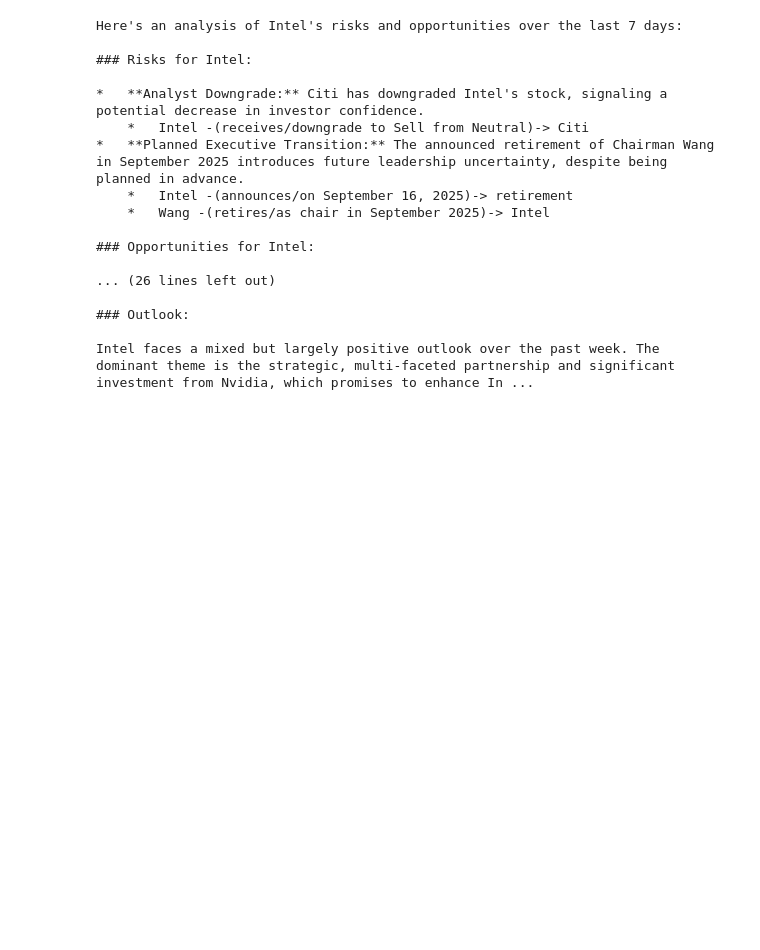
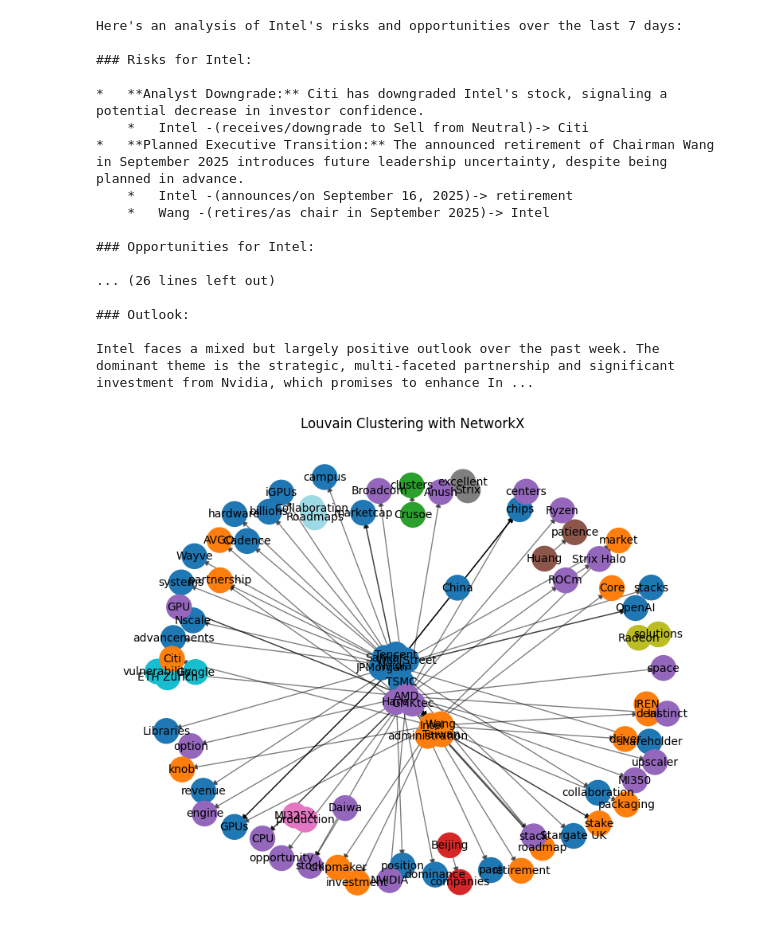
Before and after one commit to VeerapatSintupong123/HCI-Summarize_agent, a Jupyter notebook: graph_news/graph_analysis.ipynb, the cells around one changed output. Saved outputs shown, nothing was run; the diff lists cells and outputs as text; code cells hidden in the pictures; blank space fills up the shorter version.

```diff
--- a/graph_news/graph_analysis.ipynb
+++ b/graph_news/graph_analysis.ipynb
@@ -177,3 +177,26 @@ for chipmaker in data:
                 date=date,
                 chipmaker=chipmaker
             )
+# %%
+import matplotlib.pyplot as plt
+
+communities = nx.community.louvain_communities(G, seed=123)
+
+community_map = {}
+for i, comm in enumerate(communities):
+    for node in comm:
+        community_map[node] = i
+
+pos = nx.spring_layout(G, seed=42)
+node_colors = [community_map[n] for n in G.nodes()]
+
+plt.figure(figsize=(10, 8))
+nx.draw_networkx_nodes(G, pos, node_color=node_colors, cmap=plt.cm.tab20, node_size=500)
+nx.draw_networkx_edges(G, pos, alpha=0.5)
+nx.draw_networkx_labels(G, pos, font_size=10, font_color="black")
+
+plt.title("Louvain Clustering with NetworkX")
+plt.axis("off")
+plt.show()
+# %% [output]
+[figure, added]
```
Also changed, not shown: parts of 9 cells of this notebook, 2 other files.
